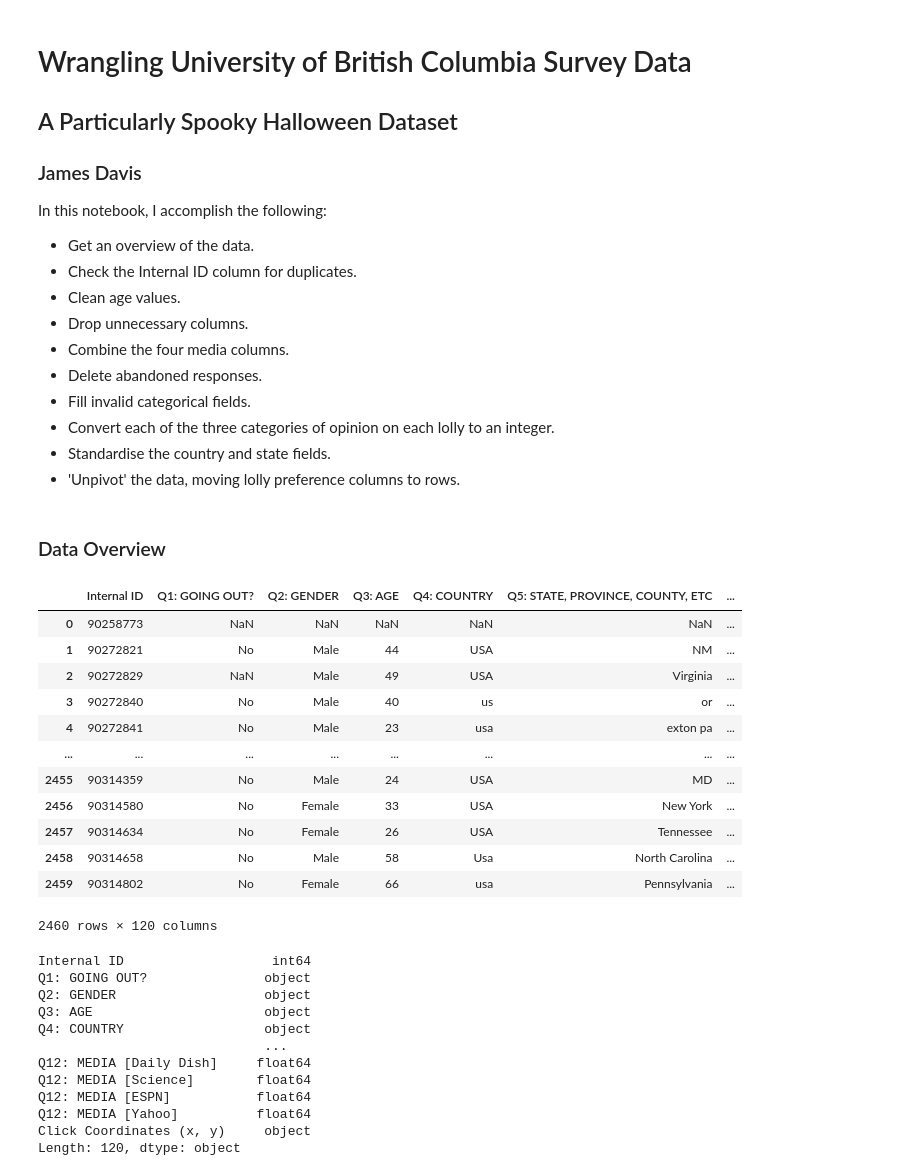
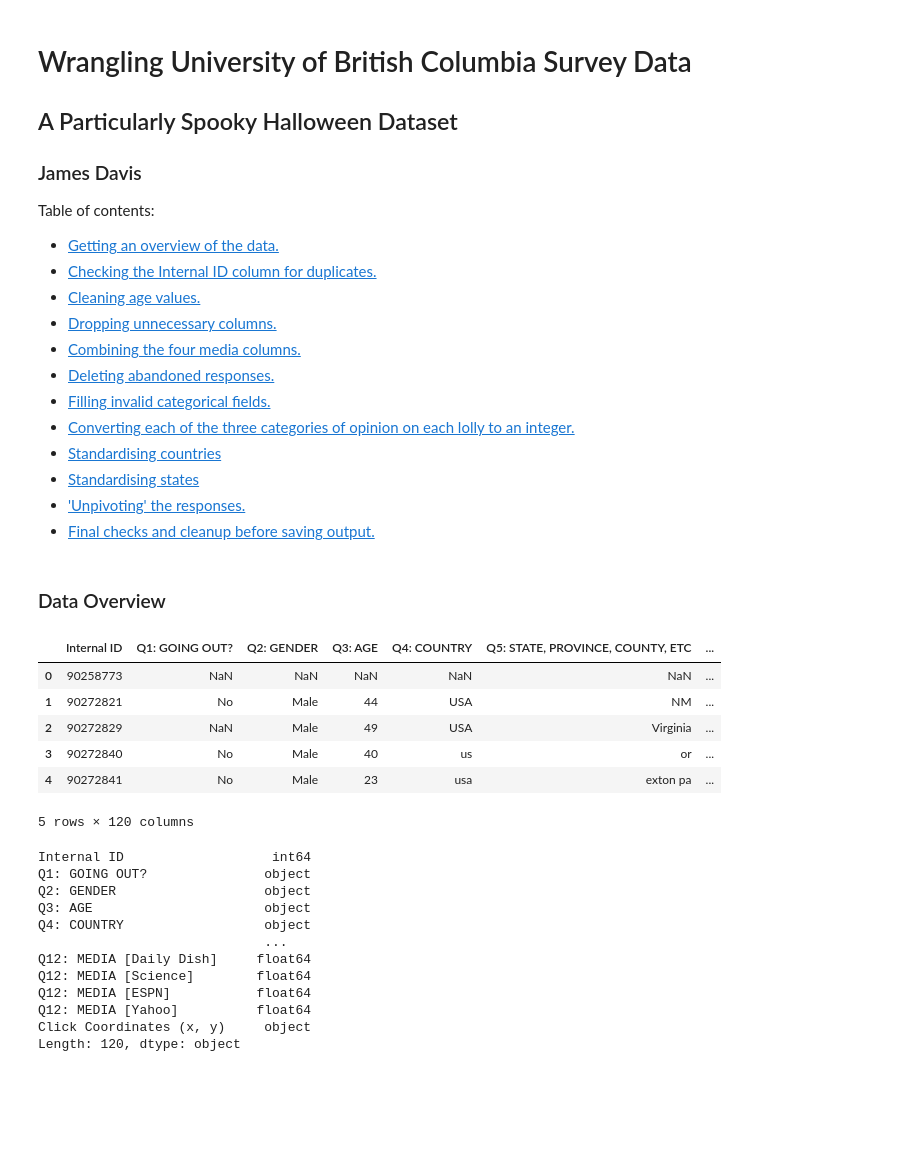
Before and after one commit to Joms94/Wrangling-Survey-Data, a Jupyter notebook: script1_survey_cleaning.ipynb, the cells around one changed output. Saved outputs shown, nothing was run; the diff lists cells and outputs as text; code cells hidden in the pictures; blank space fills up the shorter version.

```diff
--- a/script1_survey_cleaning.ipynb
+++ b/script1_survey_cleaning.ipynb
@@ -2,17 +2,19 @@
 # Wrangling University of British Columbia Survey Data
 ## A Particularly Spooky Halloween Dataset
 ### James Davis
-In this notebook, I accomplish the following:
-* Get an overview of the data.
-* Check the Internal ID column for duplicates.
-* Clean age values.
-* Drop unnecessary columns.
-* Combine the four media columns.
-* Delete abandoned responses.
-* Fill invalid categorical fields.
-* Convert each of the three categories of opinion on each lolly to an integer.
-* Standardise the country and state fields.
-* 'Unpivot' the data, moving lolly preference columns to rows.
+Table of contents:
+* [Getting an overview of the data.](#overview)
+* [Checking the Internal ID column for duplicates.](#id_check)
+* [Cleaning age values.](#age_clean)
+* [Dropping unnecessary columns.](#col_drop)
+* [Combining the four media columns.](#media)
+* [Deleting abandoned responses.](#del_aban)
+* [Filling invalid categorical fields.](#inv_fields)
+* [Converting each of the three categories of opinion on each lolly to an integer.](#lolly_int)
+* [Standardising countries](#countries)
+* [Standardising states](#states)
+* ['Unpivoting' the responses.](#unpivot)
+* [Final checks and cleanup before saving output.](#output)
 # %%
 import pandas as pd
 import numpy as np
@@ -21,24 +23,18 @@ import os
 pwd = os.getcwd() # Helps with file management.
 survey_df = pd.read_excel(pwd + '\data1_raw_survey_input.xlsx')
 # %% [markdown]
-### Data Overview
+### Data Overview <a class="anchor" id="overview"></a>
 # %%
-pd.options.display.max_rows = 40
-survey_df
+pd.options.display.max_rows = 30
+survey_df.head()
 # %% [output]
 |  | Internal ID | Q1: GOING OUT? | Q2: GENDER | Q3: AGE | Q4: COUNTRY | Q5: STATE, PROVINCE, COUNTY, ETC | ... |
 | 0 | 90258773 | NaN | NaN | NaN | NaN | NaN | ... |
 | 1 | 90272821 | No | Male | 44 | USA | NM | ... |
 | 2 | 90272829 | NaN | Male | 49 | USA | Virginia | ... |
 | 3 | 90272840 | No | Male | 40 | us | or | ... |
 | 4 | 90272841 | No | Male | 23 | usa | exton pa | ... |
-| ... | ... | ... | ... | ... | ... | ... | ... |
-| 2455 | 90314359 | No | Male | 24 | USA | MD | ... |
-| 2456 | 90314580 | No | Female | 33 | USA | New York | ... |
-| 2457 | 90314634 | No | Female | 26 | USA | Tennessee | ... |
-| 2458 | 90314658 | No | Male | 58 | Usa | North Carolina | ... |
-| 2459 | 90314802 | No | Female | 66 | usa | Pennsylvania | ... |
-2460 rows × 120 columns
+5 rows × 120 columns
 # %%
 survey_df.dtypes
 # %% [output]
```
Also changed, not shown: parts of 16 cells of this notebook, 1 other file.
